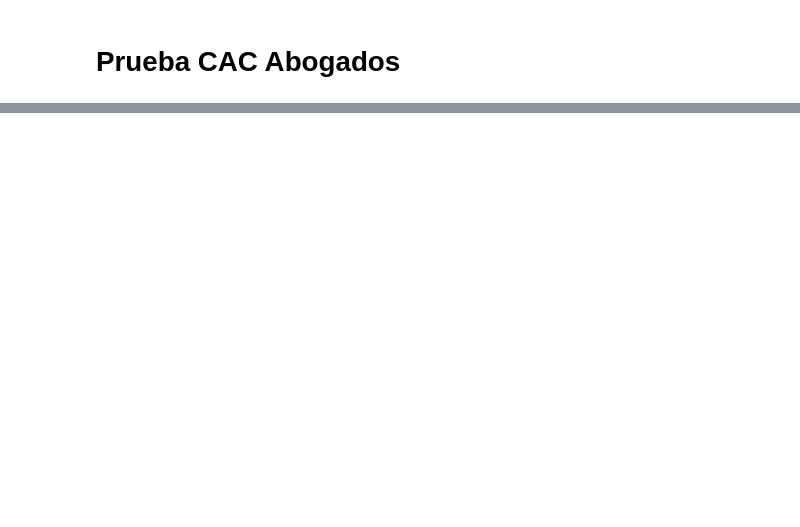
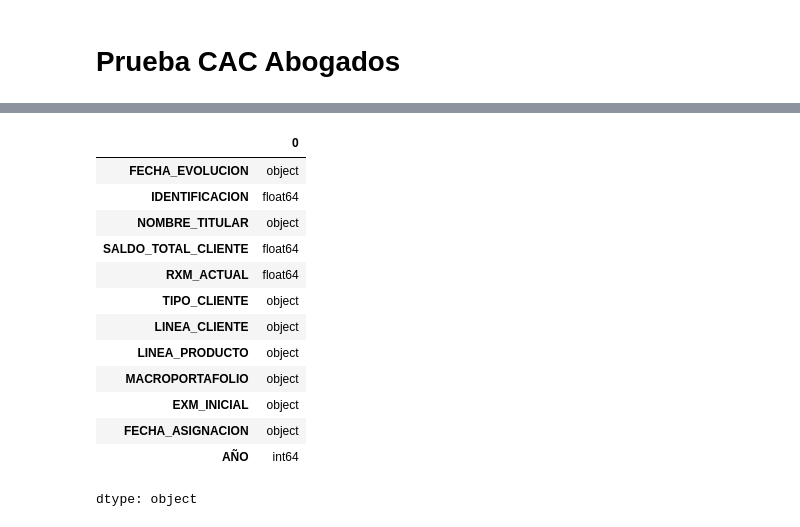
Before and after one commit to r2x4/prueba_cac_abogados, a Jupyter notebook: cac_abogados.ipynb, the cells around one changed output, grey strips where cells are left out. Drawn from its saved outputs; the diff is of its cells as text; code cells hidden in the pictures; blank space fills up the shorter version.

```diff
--- a/cac_abogados.ipynb
+++ b/cac_abogados.ipynb
@@ -14,0 +84,17 @@ datos.describe()
+# %%
+datos.dtypes
+# %% [output]
+|  | 0 |
+| FECHA_EVOLUCION | object |
+| IDENTIFICACION | float64 |
+| NOMBRE_TITULAR | object |
+| SALDO_TOTAL_CLIENTE | float64 |
+| RXM_ACTUAL | float64 |
+| TIPO_CLIENTE | object |
+| LINEA_CLIENTE | object |
+| LINEA_PRODUCTO | object |
+| MACROPORTAFOLIO | object |
+| EXM_INICIAL | object |
+| FECHA_ASIGNACION | object |
+| AÑO | int64 |
+dtype: object
```
Also changed, not shown: parts of 11 cells of this notebook.
